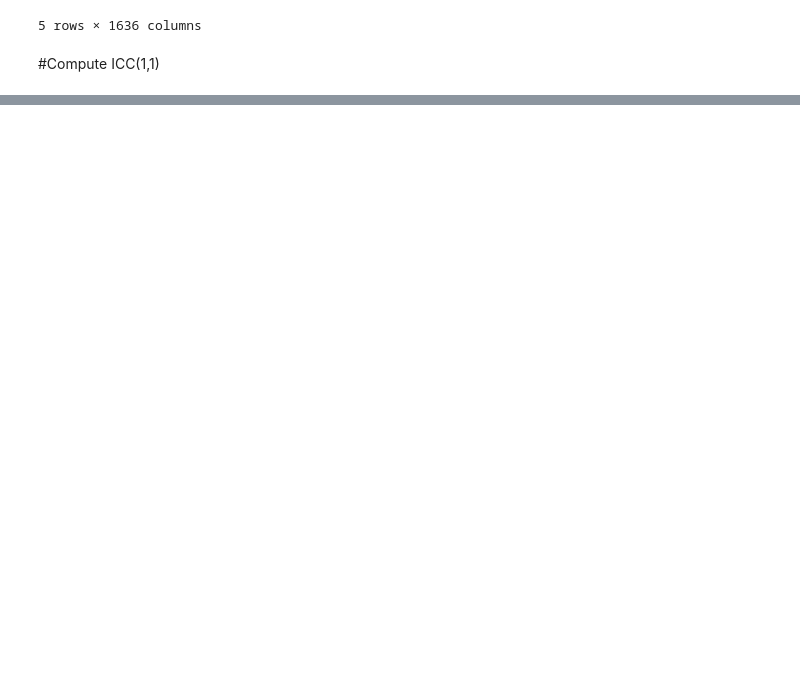
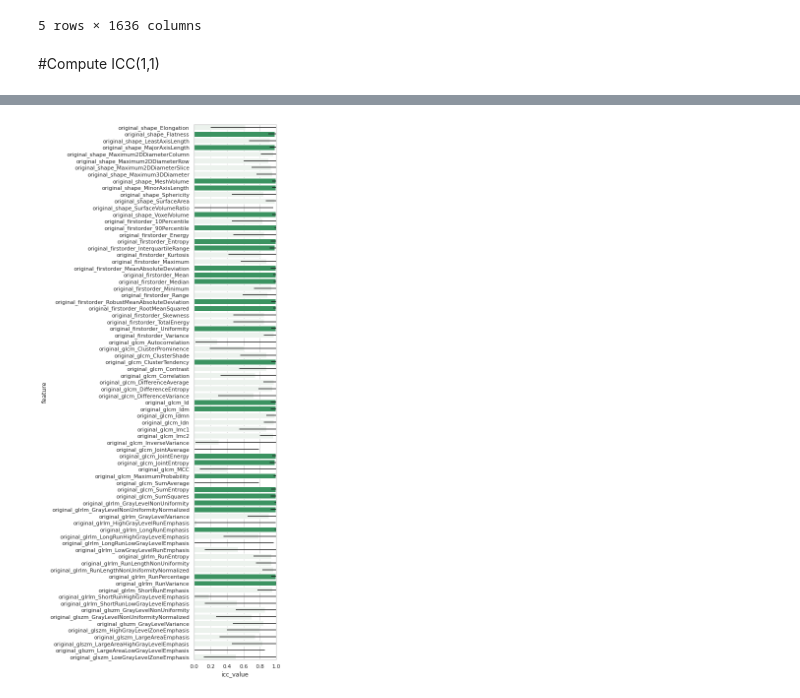
Before and after one commit to sithin42/int_prostate-contour_aug, a Jupyter notebook: 3_StabilityAnalysis.ipynb, the cells around one changed output, grey strips where cells are left out. Drawn from its saved outputs; the diff is of its cells as text; code cells hidden in the pictures; blank space fills up the shorter version.

```diff
--- a/3_StabilityAnalysis.ipynb
+++ b/3_StabilityAnalysis.ipynb
@@ -195,6 +133,0 @@ def extract_features(pids):
-# %%
-df = extract_features(PATIENT_IDS)
-if not os.path.exists("./results"):
-  os.makedirs("./results")
-df.to_csv("./results/org_feats.csv")
-df.head()
@@ -266,0 +136,25 @@ aug_df.head()
+# %%
+def visualize(icc_df, threshold):
+
+  df = icc_df.copy()
+  df["hue"] = [0] * len(df)
+  df.loc[df["ci_down"]>=0.9,["hue"]] = 1
+
+  xerr = [df["icc_value"]-df["ci_down"],df["ci_up"]-df["icc_value"]]
+
+  fig = plt.figure(figsize = (3,20))
+  ax = fig.gca()
+
+  sns.set_theme(style="whitegrid")
+  g = sns.barplot(x="icc_value",y="feature",data=df, ax=ax,color='#2ca25f',hue='hue',dodge=False,xerr=xerr)
+  g.legend_.remove()
+
+  plt.margins(0,0)
+
+  plt.savefig(f"./{AUG_TYPE}_{BIAS_TYPE}.png", bbox_inches = 'tight',
+      pad_inches = 0,transparent=True,dpi=300)
+# %%
+df = icc_df.head(80)
+visualize(df,STABILITY_THRESHOLD)
+# %% [output]
+[figure, added]
```
Also changed, not shown: parts of 18 cells of this notebook.
